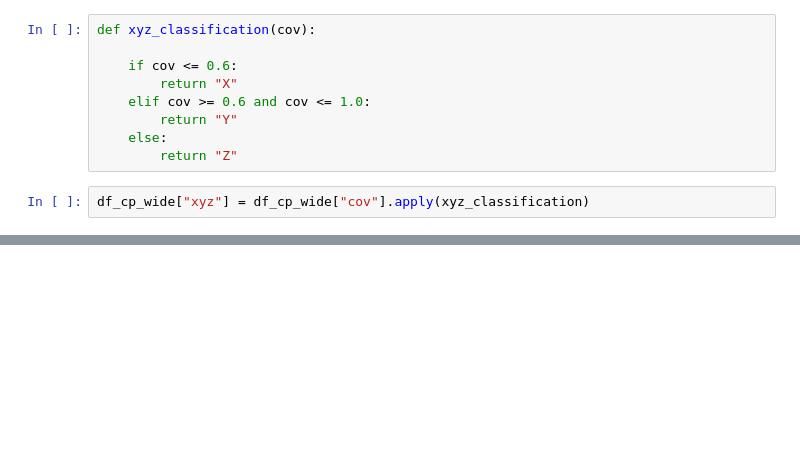
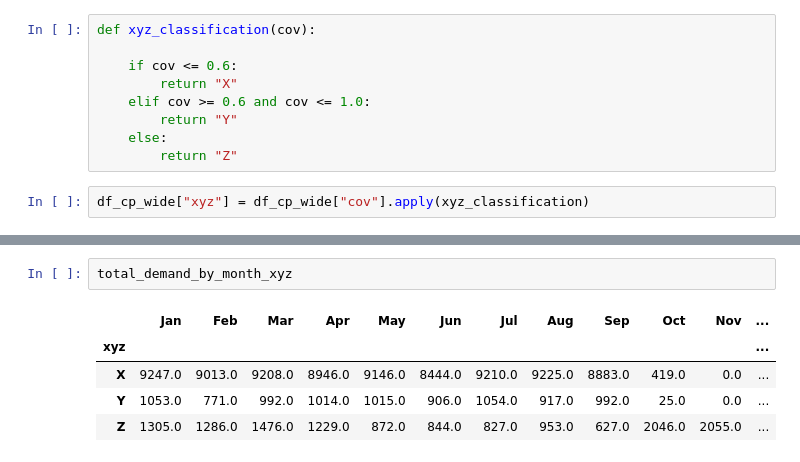
Before and after one commit to emirhansilsupur/supply-chain-analytics-forecasting, a Jupyter notebook: SC_Analytics_Forecasting.ipynb, the cells around one changed output, grey strips where cells are left out. Saved outputs shown, nothing was run; the diff lists cells and outputs as text; blank space fills up the shorter version.

```diff
--- a/SC_Analytics_Forecasting.ipynb
+++ b/SC_Analytics_Forecasting.ipynb
@@ -1042,0 +1067,8 @@ pd.pivot_table(df_cp_wide, index="xyz", values="Product Name",aggfunc={"Product
+# %%
+total_demand_by_month_xyz
+# %% [output]
+|  | Jan | Feb | Mar | Apr | May | Jun | Jul | Aug | Sep | Oct | Nov | ... |
+| xyz |  |  |  |  |  |  |  |  |  |  |  | ... |
+| X | 9247.0 | 9013.0 | 9208.0 | 8946.0 | 9146.0 | 8444.0 | 9210.0 | 9225.0 | 8883.0 | 419.0 | 0.0 | ... |
+| Y | 1053.0 | 771.0 | 992.0 | 1014.0 | 1015.0 | 906.0 | 1054.0 | 917.0 | 992.0 | 25.0 | 0.0 | ... |
+| Z | 1305.0 | 1286.0 | 1476.0 | 1229.0 | 872.0 | 844.0 | 827.0 | 953.0 | 627.0 | 2046.0 | 2055.0 | ... |
```
Also changed, not shown: parts of 8 cells of this notebook.
